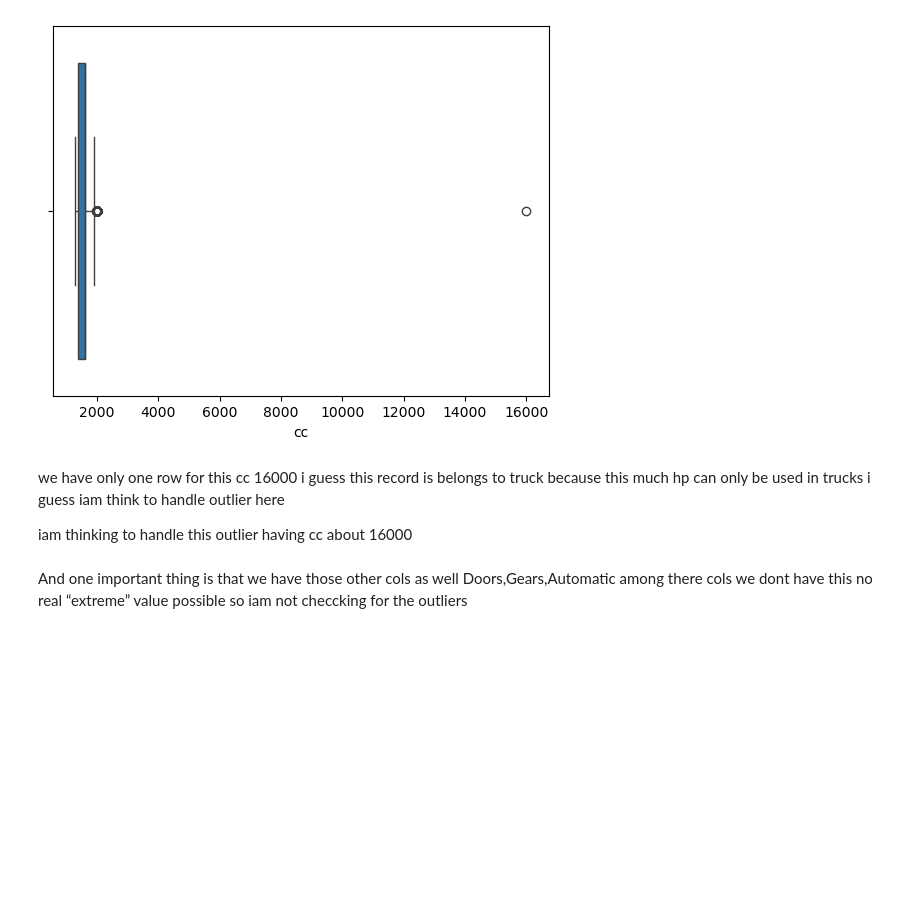
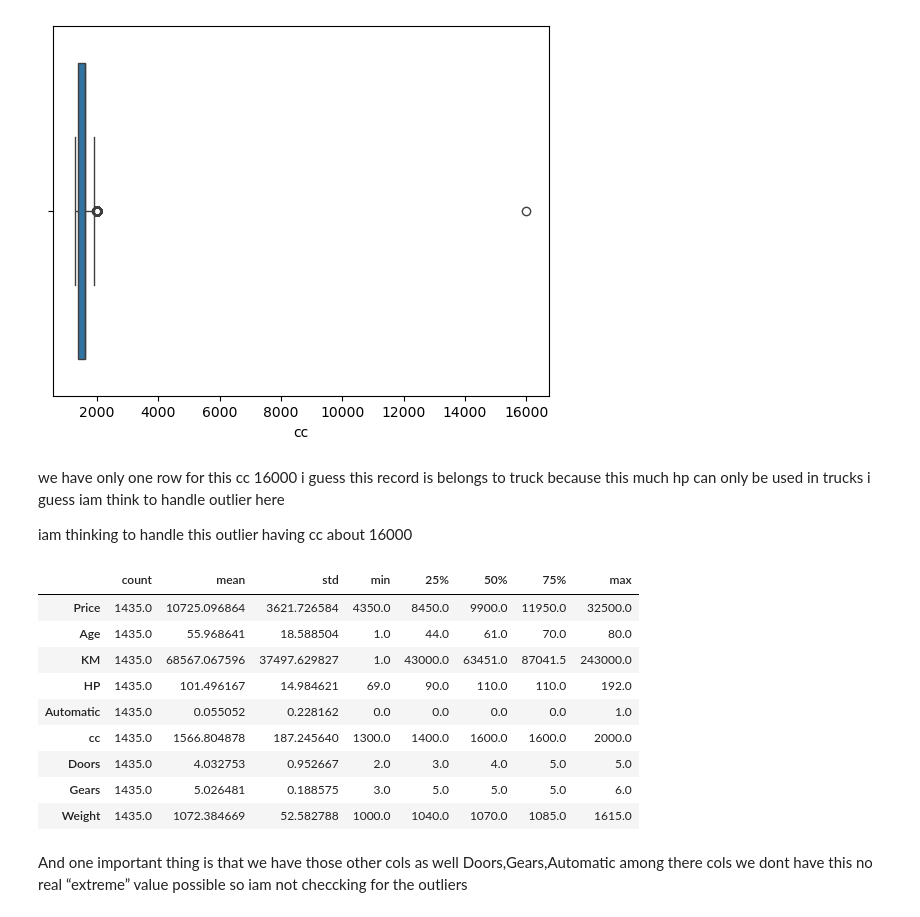
Before and after one commit to nphaniraj46/Machine_Learning, a Jupyter notebook: MLR/MLR.ipynb, the cells around one changed output. Saved outputs shown, nothing was run; the diff lists cells and outputs as text; code cells hidden in the pictures; blank space fills up the shorter version.

```diff
--- a/MLR/MLR.ipynb
+++ b/MLR/MLR.ipynb
@@ -242,6 +242,19 @@ iam thinking to handle this outlier having cc about 16000
 # %%
 df = df.drop(df[df["cc"] == 16000].index)
 #dropping that particular row
+# %%
+df.describe().T
+# %% [output]
+|  | count | mean | std | min | 25% | 50% | 75% | max |
+| Price | 1435.0 | 10725.096864 | 3621.726584 | 4350.0 | 8450.0 | 9900.0 | 11950.0 | 32500.0 |
+| Age | 1435.0 | 55.968641 | 18.588504 | 1.0 | 44.0 | 61.0 | 70.0 | 80.0 |
+| KM | 1435.0 | 68567.067596 | 37497.629827 | 1.0 | 43000.0 | 63451.0 | 87041.5 | 243000.0 |
+| HP | 1435.0 | 101.496167 | 14.984621 | 69.0 | 90.0 | 110.0 | 110.0 | 192.0 |
+| Automatic | 1435.0 | 0.055052 | 0.228162 | 0.0 | 0.0 | 0.0 | 0.0 | 1.0 |
+| cc | 1435.0 | 1566.804878 | 187.245640 | 1300.0 | 1400.0 | 1600.0 | 1600.0 | 2000.0 |
+| Doors | 1435.0 | 4.032753 | 0.952667 | 2.0 | 3.0 | 4.0 | 5.0 | 5.0 |
+| Gears | 1435.0 | 5.026481 | 0.188575 | 3.0 | 5.0 | 5.0 | 5.0 | 6.0 |
+| Weight | 1435.0 | 1072.384669 | 52.582788 | 1000.0 | 1040.0 | 1070.0 | 1085.0 | 1615.0 |
 # %% [markdown]
 And one important thing is that we have those other cols as well Doors,Gears,Automatic among there cols we dont have this no real “extreme” value possible so iam not checcking for the outliers
 # %% [markdown]
```
Also changed, not shown: parts of 15 cells of this notebook, 6 other files.
